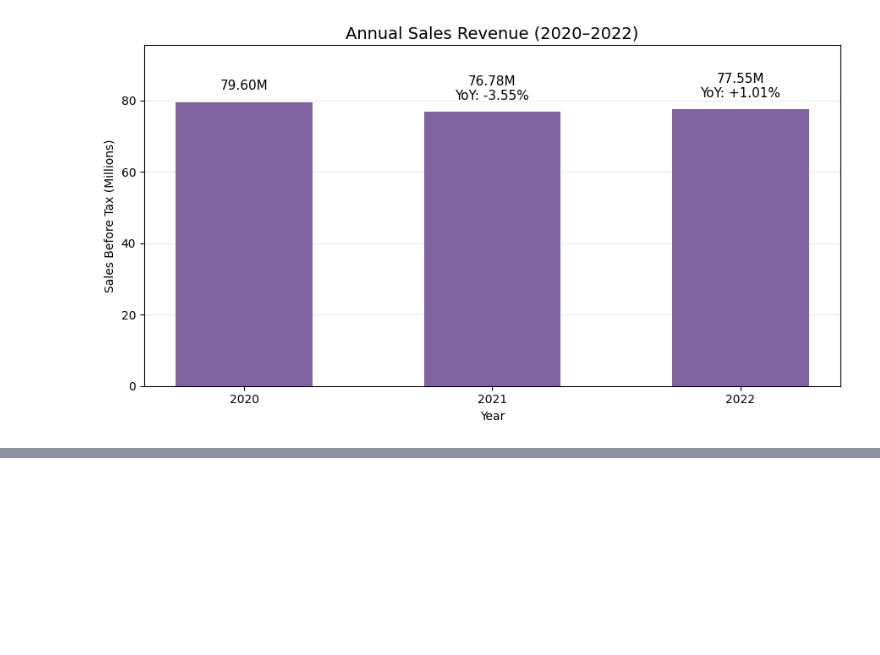
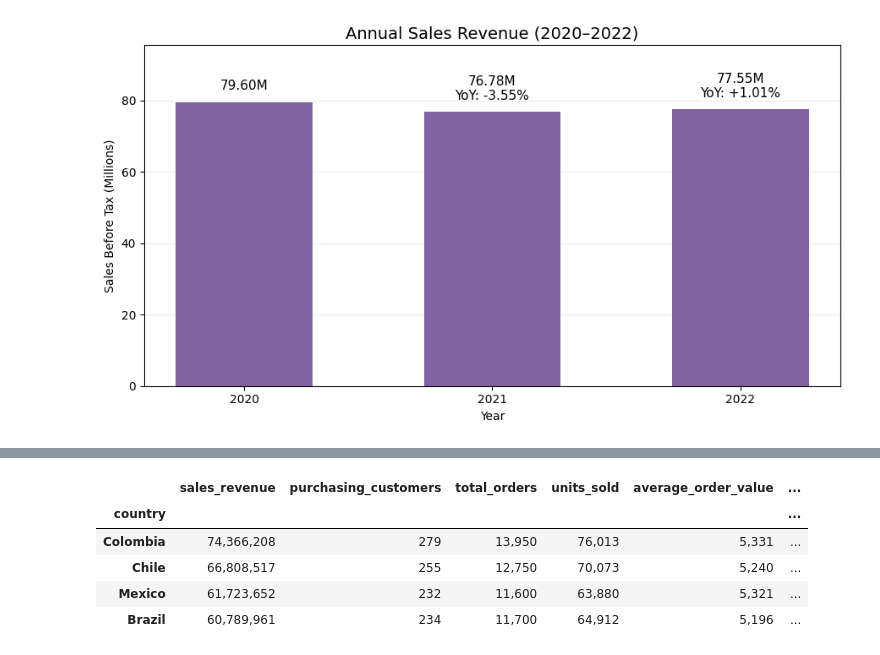
Before and after one commit to michellefengym-glitch/Market-Analysis, a Jupyter notebook: Capstone_Market_Analysis.ipynb, the cells around one changed output, grey strips where cells are left out. Saved outputs shown, nothing was run; the diff lists cells and outputs as text; code cells hidden in the pictures; blank space fills up the shorter version.

```diff
--- a/Capstone_Market_Analysis.ipynb
+++ b/Capstone_Market_Analysis.ipynb
@@ -1122,0 +1210,47 @@ plt.show()
+# %%
+# Summarise country performance
+country_summary = (
+    retail_data.groupby("country")
+    .agg(
+        sales_revenue=("sales_before_tax", "sum"),
+        purchasing_customers=("customer_id", "nunique"),
+        total_orders=("order_id", "nunique"),
+        units_sold=("quantity", "sum")
+    )
+)
+
+# Calculate spending metrics
+country_summary["average_order_value"] = (
+    country_summary["sales_revenue"]
+    / country_summary["total_orders"]
+)
+
+country_summary["sales_per_customer"] = (
+    country_summary["sales_revenue"]
+    / country_summary["purchasing_customers"]
+)
+
+country_summary["sales_share_pct"] = (
+    country_summary["sales_revenue"]
+    / country_summary["sales_revenue"].sum() * 100
+)
+
+country_summary = country_summary.sort_values(
+    "sales_revenue", ascending=False
+)
+
+# Display whole numbers, with percentages to two decimal places
+display(
+    country_summary.style.format({
+        column: "{:,.0f}"
+        for column in country_summary.columns
+        if column != "sales_share_pct"
+    } | {"sales_share_pct": "{:.2f}%"})
+)
+# %% [output]
+|  | sales_revenue | purchasing_customers | total_orders | units_sold | average_order_value | ... |
+| country |  |  |  |  |  | ... |
+| Colombia | 74,366,208 | 279 | 13,950 | 76,013 | 5,331 | ... |
+| Chile | 66,808,517 | 255 | 12,750 | 70,073 | 5,240 | ... |
+| Mexico | 61,723,652 | 232 | 11,600 | 63,880 | 5,321 | ... |
+| Brazil | 60,789,961 | 234 | 11,700 | 64,912 | 5,196 | ... |
```
Also changed, not shown: parts of 6 cells of this notebook.
